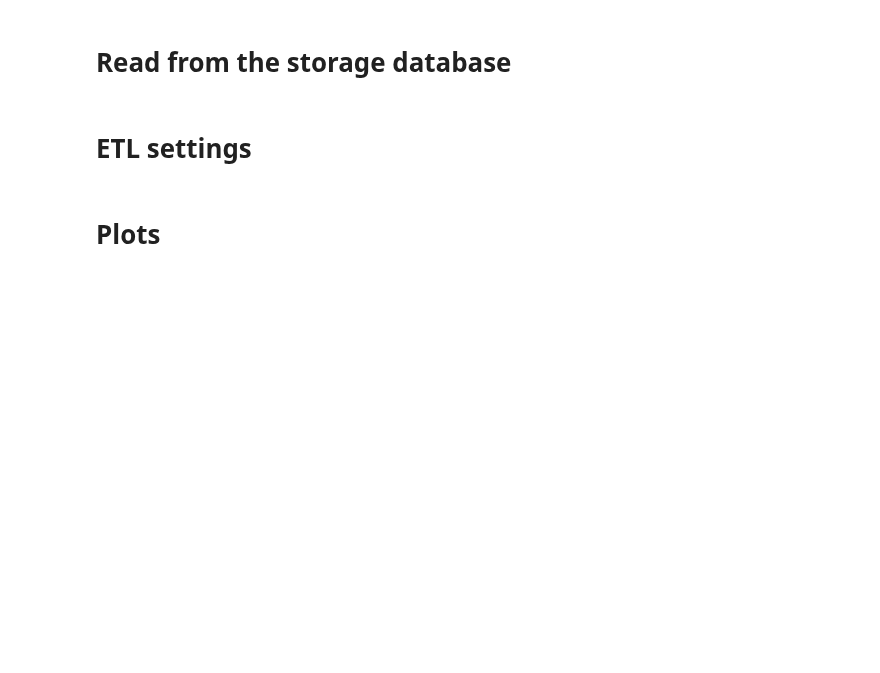
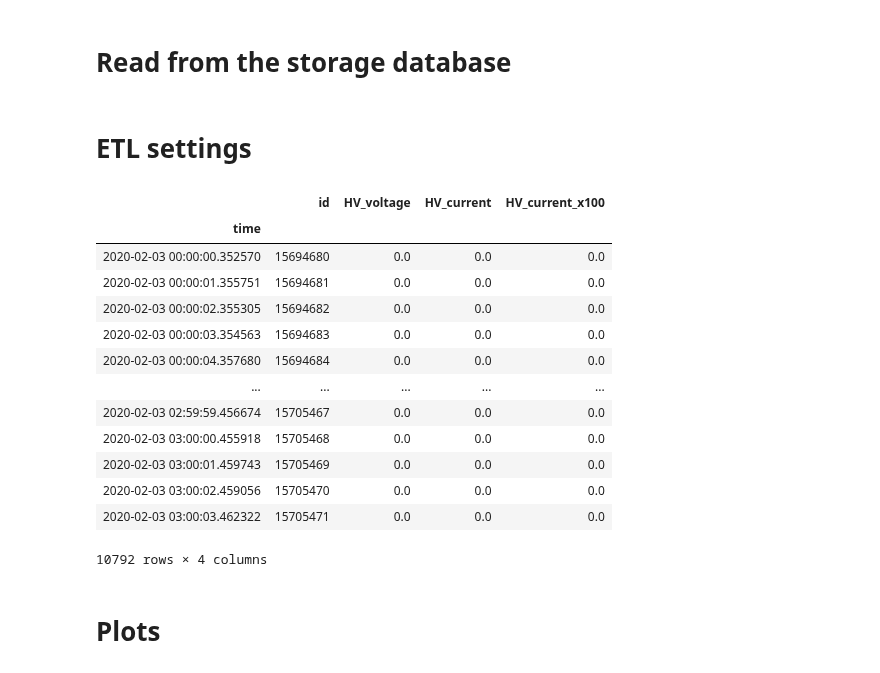
Before and after one commit to kromerh/phd_python, a Jupyter notebook: 14.ETL/04.Data_from_storage.ipynb, the cells around one changed output. Drawn from its saved outputs; the diff is of its cells as text; code cells hidden in the pictures; blank space fills up the shorter version.

```diff
--- a/14.ETL/04.Data_from_storage.ipynb
+++ b/14.ETL/04.Data_from_storage.ipynb
@@ -109,3 +61,20 @@ data_pressure_rs = con.resample_10_seconds(df=data_pressure, cols=['pressure_IS'
+# %%
+data_hv
+# %% [output]
+|  | id | HV_voltage | HV_current | HV_current_x100 |
+| time |  |  |  |  |
+| 2020-02-03 00:00:00.352570 | 15694680 | 0.0 | 0.0 | 0.0 |
+| 2020-02-03 00:00:01.355751 | 15694681 | 0.0 | 0.0 | 0.0 |
+| 2020-02-03 00:00:02.355305 | 15694682 | 0.0 | 0.0 | 0.0 |
+| 2020-02-03 00:00:03.354563 | 15694683 | 0.0 | 0.0 | 0.0 |
+| 2020-02-03 00:00:04.357680 | 15694684 | 0.0 | 0.0 | 0.0 |
+| ... | ... | ... | ... | ... |
+| 2020-02-03 02:59:59.456674 | 15705467 | 0.0 | 0.0 | 0.0 |
+| 2020-02-03 03:00:00.455918 | 15705468 | 0.0 | 0.0 | 0.0 |
+| 2020-02-03 03:00:01.459743 | 15705469 | 0.0 | 0.0 | 0.0 |
+| 2020-02-03 03:00:02.459056 | 15705470 | 0.0 | 0.0 | 0.0 |
+| 2020-02-03 03:00:03.462322 | 15705471 | 0.0 | 0.0 | 0.0 |
+10792 rows × 4 columns
 # %% [markdown]
 # Plots
 # %%
```
Also changed, not shown: parts of 6 cells of this notebook, 6 other files.
